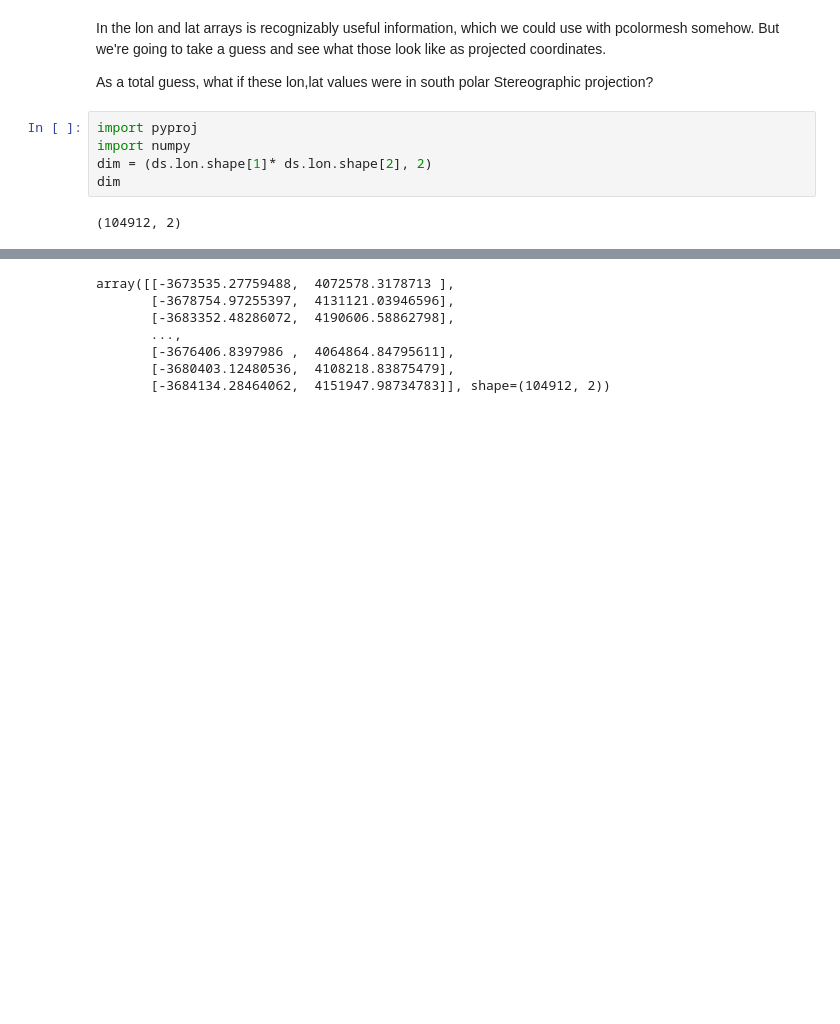
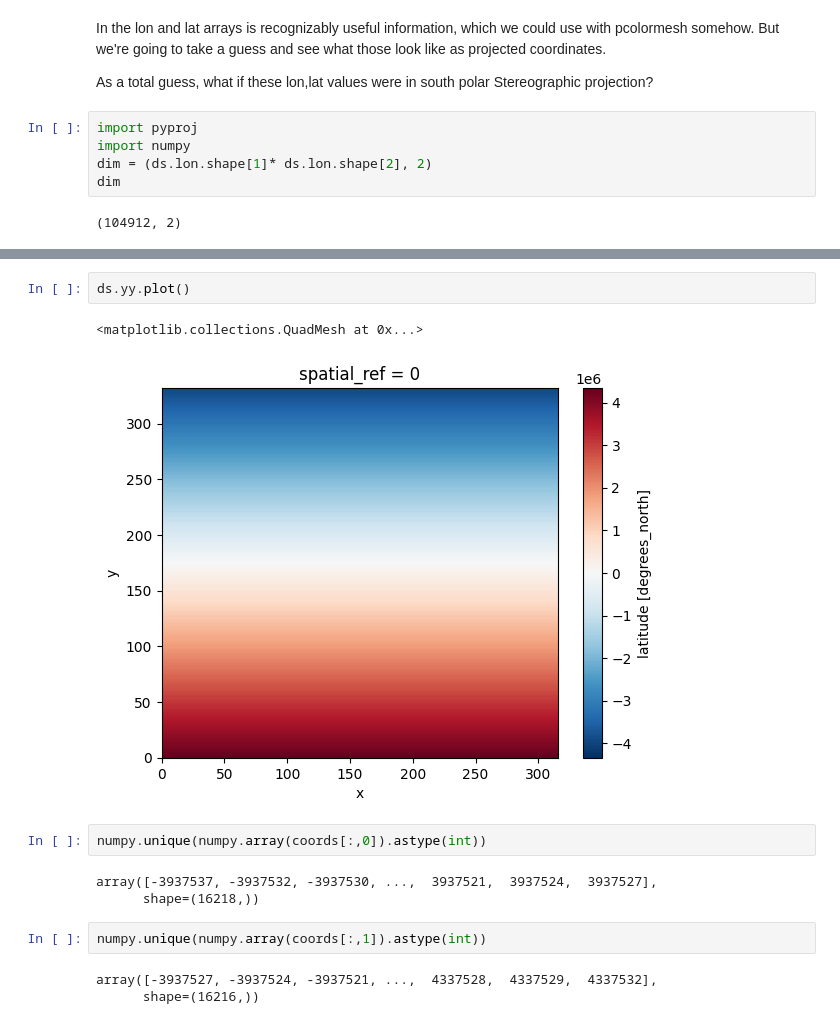
Before and after one commit to mdsumner/jupyproject, a Jupyter notebook: ANetCDFFile.ipynb, the cells around one changed output, grey strips where cells are left out. Saved outputs shown, nothing was run; the diff lists cells and outputs as text; blank space fills up the shorter version.

```diff
--- a/ANetCDFFile.ipynb
+++ b/ANetCDFFile.ipynb
@@ -86,9 +133,15 @@ matplotlib.pyplot.imshow(numpy.reshape(coords[:, 0], ds.lon.shape[1:3]))
 # %%
+ds.yy.plot()
 # %% [output]
-array([[-3673535.27759488,  4072578.3178713 ],
-       [-3678754.97255397,  4131121.03946596],
-       [-3683352.48286072,  4190606.58862798],
-       ...,
-       [-3676406.8397986 ,  4064864.84795611],
-       [-3680403.12480536,  4108218.83875479],
-       [-3684134.28464062,  4151947.98734783]], shape=(104912, 2))
+<matplotlib.collections.QuadMesh at 0x...>
+[figure, added]
+# %%
+numpy.unique(numpy.array(coords[:,0]).astype(int))
+# %% [output]
+array([-3937537, -3937532, -3937530, ...,  3937521,  3937524,  3937527],
+      shape=(16218,))
+# %%
+numpy.unique(numpy.array(coords[:,1]).astype(int))
+# %% [output]
+array([-3937527, -3937524, -3937521, ...,  4337528,  4337529,  4337532],
+      shape=(16216,))
```
Also changed, not shown: parts of 6 cells of this notebook.
